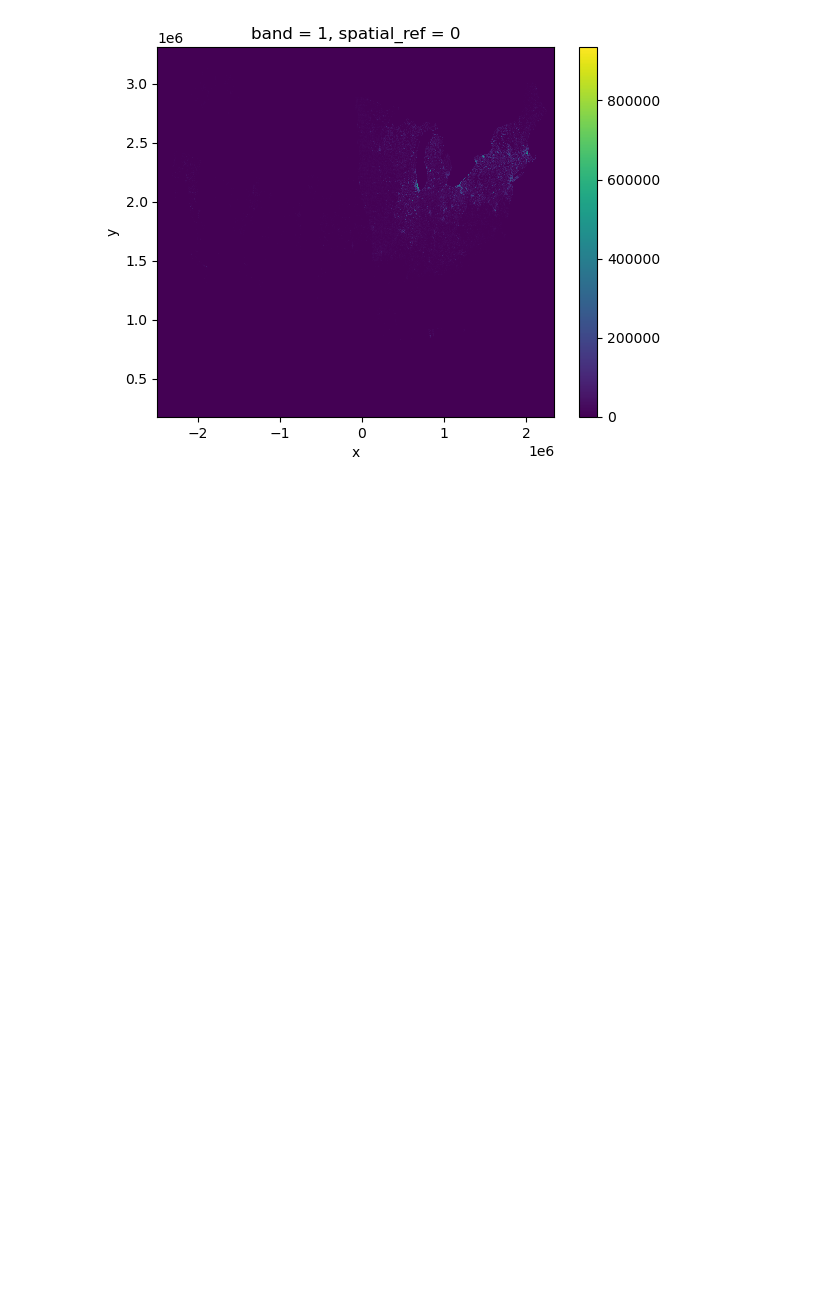
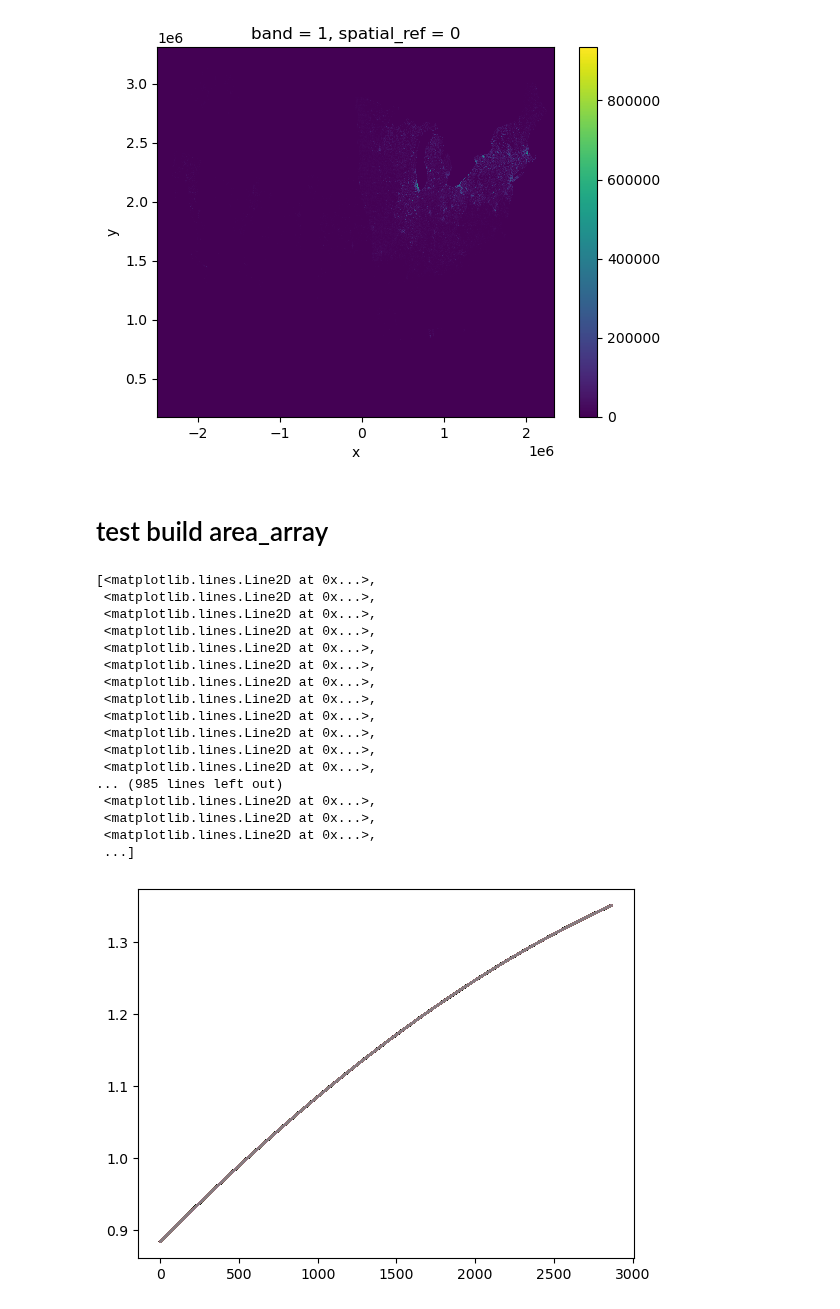
Before and after one commit to toddclark000/Shuying_salt, a Jupyter notebook: conservation_test.ipynb, the cells around one changed output. Cells and saved outputs as stored; diff of their text form; code cells hidden in the pictures; blank space fills up the shorter version.

```diff
--- a/conservation_test.ipynb
+++ b/conservation_test.ipynb
@@ -298,3 +321,30 @@ Attributes:
     add_offset:          0.0
 <matplotlib.collections.QuadMesh at 0x...>
 [figure]
+# %% [markdown]
+# test build area_array
+# %%
+from helper_functions import build_area_array
+import matplotlib.pyplot as plt
+
+areagrid = build_area_array("slice_rasters/raster_fulrez_4326_0e+00_to_5e+05.tif")
+plt.plot(areagrid)
+# %% [output]
+[<matplotlib.lines.Line2D at 0x...>,
+ <matplotlib.lines.Line2D at 0x...>,
+ <matplotlib.lines.Line2D at 0x...>,
+ <matplotlib.lines.Line2D at 0x...>,
+ <matplotlib.lines.Line2D at 0x...>,
+ <matplotlib.lines.Line2D at 0x...>,
+ <matplotlib.lines.Line2D at 0x...>,
+ <matplotlib.lines.Line2D at 0x...>,
+ <matplotlib.lines.Line2D at 0x...>,
+ <matplotlib.lines.Line2D at 0x...>,
+ <matplotlib.lines.Line2D at 0x...>,
+ <matplotlib.lines.Line2D at 0x...>,
+... (985 lines left out)
+ <matplotlib.lines.Line2D at 0x...>,
+ <matplotlib.lines.Line2D at 0x...>,
+ <matplotlib.lines.Line2D at 0x...>,
+ ...]
+[figure, added]
```
Also changed, not shown: parts of 4 cells of this notebook, 38 other files.
